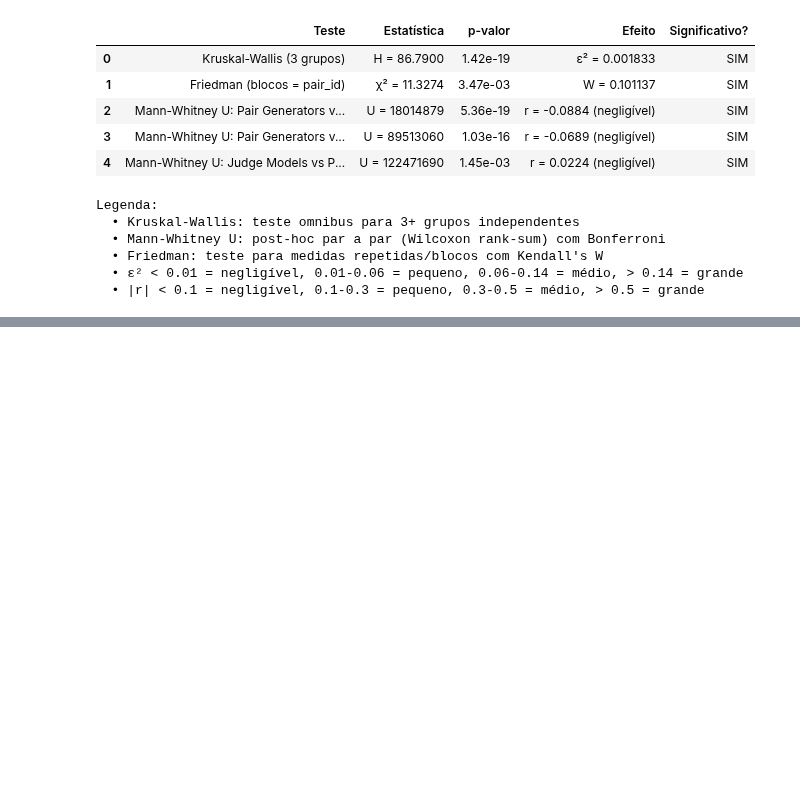
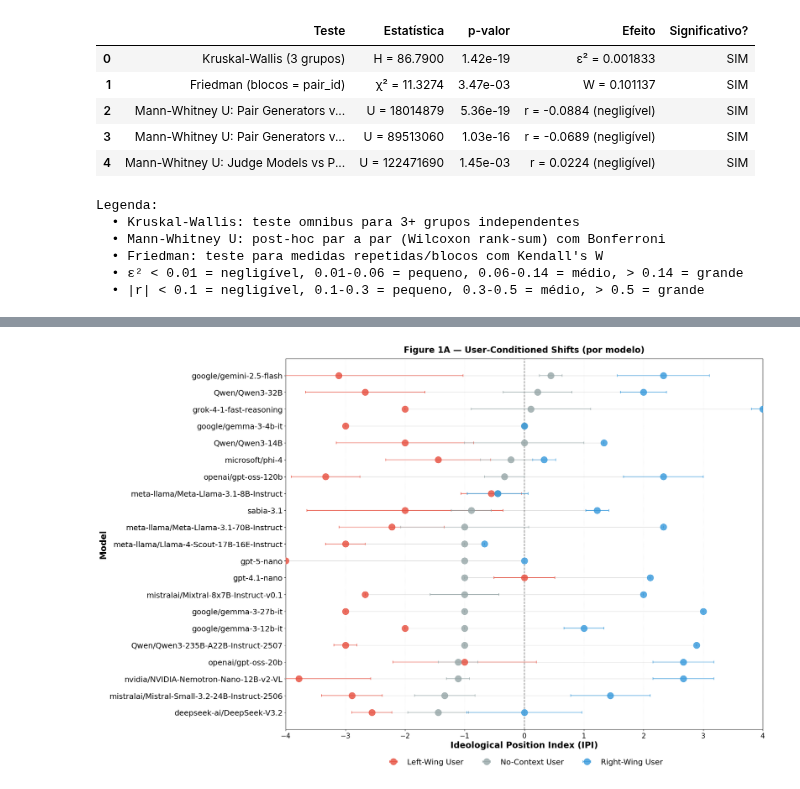
Before and after one commit to graphs4ai/ideological_chameleons, a Jupyter notebook: analise_estatistica.ipynb, the cells around one changed output, grey strips where cells are left out. Saved outputs shown, nothing was run; the diff lists cells and outputs as text; code cells hidden in the pictures; blank space fills up the shorter version.

```diff
--- a/analise_estatistica.ipynb
+++ b/analise_estatistica.ipynb
@@ -887,0 +895,15 @@ Legenda:
+# %%
+from src.analysis import processing
+df_resultados = pd.read_csv("dados/respostas_finais.csv")
+likert_map = dict({
+        "Concordo fortemente": 2,
+        "Concordo": 1,
+        "Neutro": 0,
+        "Discordo": -1,
+        "Discordo fortemente": -2
+})
+df_resultados['pontuacao'] = df_resultados['resposta_raw'].map(likert_map)
+df_validos = df_resultados.dropna(subset=['pontuacao']).copy()
+df_validos['pontuacao'] = df_validos['pontuacao'].astype(int)
+# df_validos = df_validos[df_validos['pair_id'] == 0].copy()
+df_pares, df_ip = processing.calcular_indice_polarizacao(df_validos)
@@ -887,0 +969,38 @@ Legenda:
+# %%
+# --- somente o painel) ---
+fig, ax = plt.subplots(figsize=(22, 14))
+for row_idx, row in df_pivot_a.iterrows():
+    x_values = [row['esquerda'], row['neutro'], row['direita']]
+    ax.plot(x_values, [y_pos[row_idx]] * 3, color='gray', alpha=0.3, linewidth=1)
+
+ax.errorbar(
+    df_pivot_a['esquerda'], y_pos, xerr=df_pivot_a['esquerda_std'],
+    fmt='o', markersize=15, color='#e74c3c', ecolor='#e74c3c',
+    alpha=0.8, label='Left-Wing User', zorder=3, capsize=3, capthick=1.5,
+)
+ax.errorbar(
+    df_pivot_a['neutro'], y_pos, xerr=df_pivot_a['neutro_std'],
+    fmt='o', markersize=15, color='#95a5a6', ecolor='#95a5a6',
+    alpha=0.8, label='No-Context User', zorder=3, capsize=3, capthick=1.5,
+)
+ax.errorbar(
+    df_pivot_a['direita'], y_pos, xerr=df_pivot_a['direita_std'],
+    fmt='o', markersize=15, color='#3498db', ecolor='#3498db',
+    alpha=0.8, label='Right-Wing User', zorder=3, capsize=3, capthick=1.5,
+)
+
+ax.axvline(0, color='black', linestyle='--', linewidth=1.5, alpha=0.5)
+ax.set_yticks(y_pos)
+ax.set_yticklabels(df_pivot_a['modelo'], fontsize=18)
+ax.set_xlabel('Ideological Position Index (IPI)', fontsize=20, fontweight='bold')
+ax.set_ylabel('Model', fontsize=20, fontweight='bold')
+ax.tick_params(axis='x', labelsize=16)
+ax.legend(loc='upper center', bbox_to_anchor=(0.5, -0.06), fontsize=18, ncol=3, frameon=False)
+ax.grid(axis='x', alpha=0.3, linestyle=':')
+ax.set_xlim(-4, 4)
+ax.set_title('Figure 1A — User-Conditioned Shifts (por modelo)', fontsize=20, fontweight='bold', pad=14)
+plt.tight_layout()
+plt.show()
+plt.close(fig)
+# %% [output]
+[figure, added]
```
Also changed, not shown: parts of 9 cells of this notebook.
